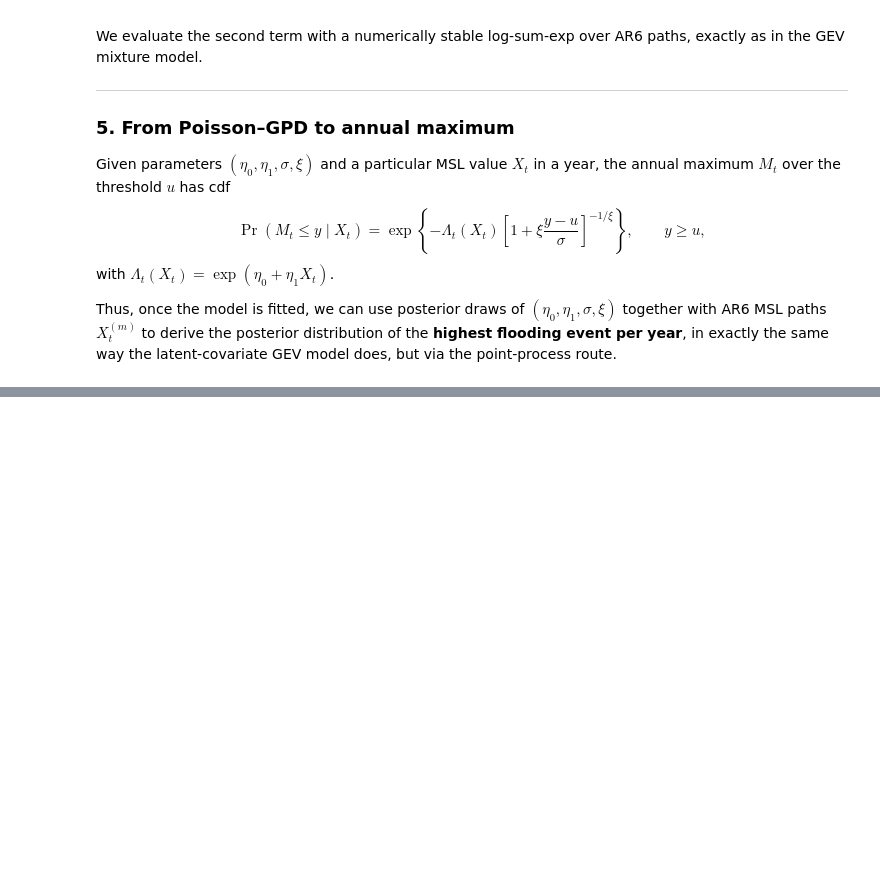
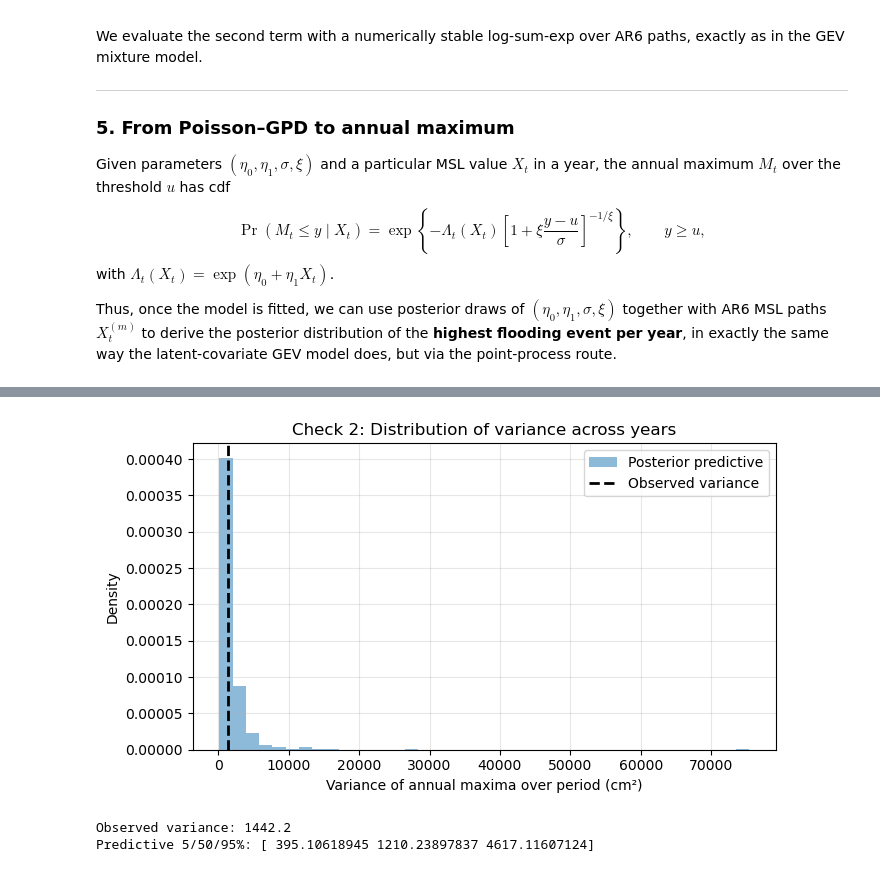
Before and after one commit to joensson12/flood_bandit, a Jupyter notebook: fitting_simulator.ipynb, the cells around one changed output, grey strips where cells are left out. Drawn from its saved outputs; the diff is of its cells as text; code cells hidden in the pictures; blank space fills up the shorter version.

```diff
--- a/fitting_simulator.ipynb
+++ b/fitting_simulator.ipynb
@@ -2650,0 +3163,32 @@ xi      1.004
+# %%
+# CELL 2 – Posterior predictive vs observed variance of annual maxima
+
+import numpy as np
+import matplotlib.pyplot as plt
+
+obs_vals = np.asarray(obs_max.values if hasattr(obs_max, "values") else obs_max)
+
+# Observed variance over years
+obs_var = obs_vals.var(ddof=1)
+
+# Predictive variance over years for each scenario
+pp_var = pred_maxima.var(axis=1, ddof=1)   # shape (n_scenarios,)
+
+plt.figure(figsize=(7, 4))
+plt.hist(pp_var, bins=40, density=True, alpha=0.5, label="Posterior predictive")
+plt.axvline(obs_var, color="k", linestyle="--", linewidth=2, label="Observed variance")
+
+plt.xlabel("Variance of annual maxima over period (cm²)")
+plt.ylabel("Density")
+plt.title("Check 2: Distribution of variance across years")
+plt.grid(True, alpha=0.3)
+plt.legend()
+plt.tight_layout()
+plt.show()
+
+print(f"Observed variance: {obs_var:.1f}")
+print(f"Predictive 5/50/95%: {np.percentile(pp_var, [5, 50, 95])}")
+# %% [output]
+[figure, added]
+Observed variance: 1442.2
+Predictive 5/50/95%: [ 395.10618945 1210.23897837 4617.11607124]
```
Also changed, not shown: parts of 14 cells of this notebook, 1 other file.
